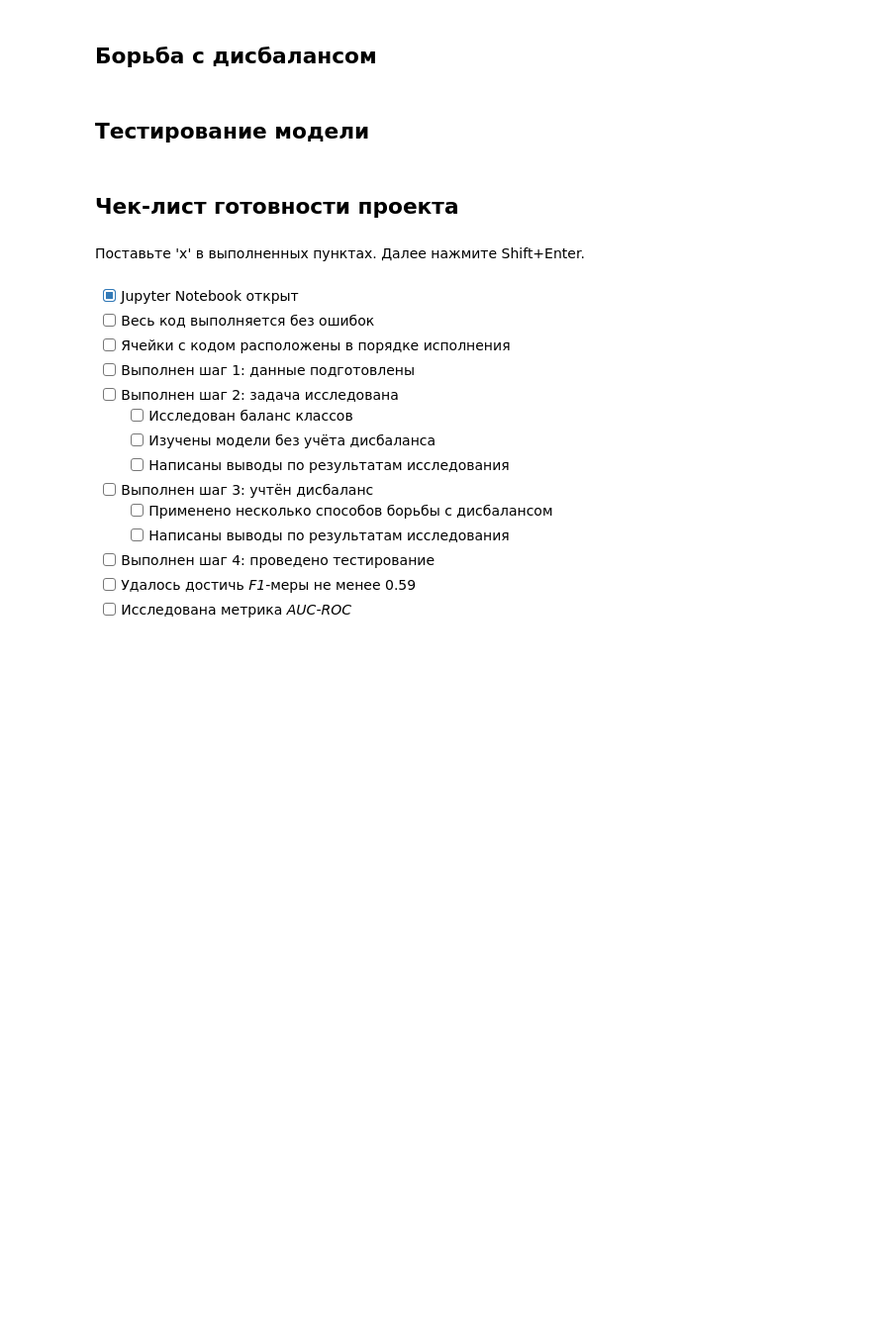
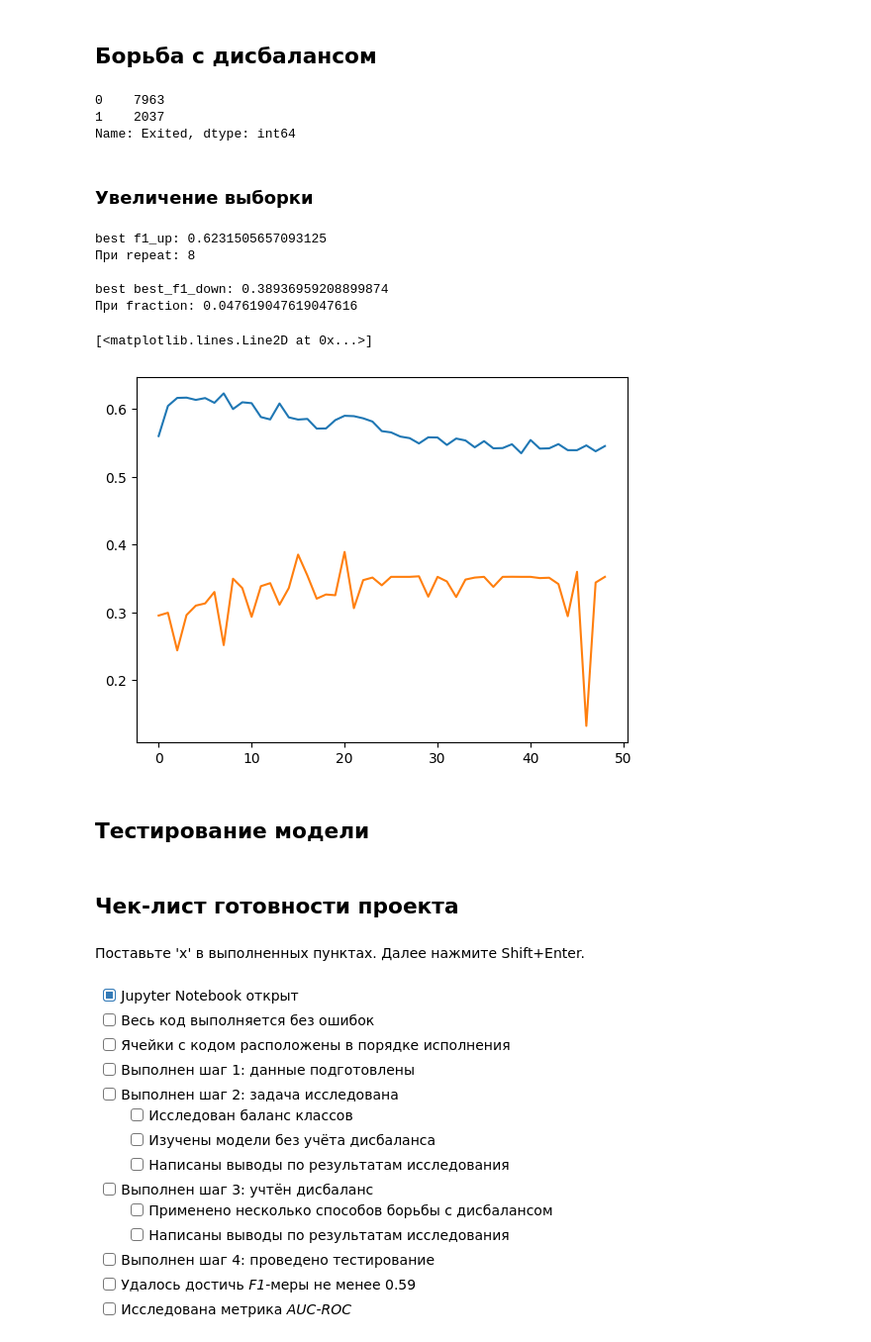
Before and after one commit to Shurick-G/practicum, a Jupyter notebook: churn/Churn_predict.ipynb, the cells around one changed output. Shown at 99% size. Cells and saved outputs as stored; diff of their text form; code cells hidden in the pictures; blank space fills up the shorter version.

```diff
--- a/churn/Churn_predict.ipynb
+++ b/churn/Churn_predict.ipynb
@@ -318,2 +359,10 @@ pd.DataFrame(models_chars)
 # %% [markdown]
 ## Борьба с дисбалансом
+# %%
+target.value_counts()
+# %% [output]
+0    7963
+1    2037
+Name: Exited, dtype: int64
+# %% [markdown]
+### Увеличение выборки
@@ -320,3 +395,53 @@ pd.DataFrame(models_chars)
+# %%
+best_f1_up = 0
+best_f1_down = 0
+accuracy_scores_up   = []
+accuracy_scores_down = []
+
+
+for repeat in range(1, 50):
+    # UP
+    features_upsampled, target_upsampled = upsample(train_features, train_target, repeat)
+    best_model.fit(features_upsampled, target_upsampled)
+    valid_prediction_up = best_model.predict(valid_features)
+    f1_up =  f1_score(valid_target, valid_prediction_up)
+    accuracy_scores_up.append(f1_up)
+
+    # DOWN
+    fraction = 1 / repeat
+    features_downsampled, target_downsampled = downsample(features, target, fraction)
+    best_model.fit(features_downsampled, target_downsampled)
+    valid_prediction_down = best_model.predict(valid_features)
+    f1_down = f1_score(valid_target, valid_prediction_down)
+    accuracy_scores_down.append(f1_down)
+
+    if f1_up > best_f1_up:
+        best_f1_up = f1_up
+        best_repeat = repeat
+
+    if f1_down > best_f1_down:
+        best_f1_down = f1_down
+        best_fraction = fraction
+
+
+print('best f1_up:', best_f1_up)
+print('При repeat:', best_repeat)
+print()
+print('best best_f1_down:', best_f1_down)
+print('При fraction:', best_fraction)
+# %% [output]
+best f1_up: 0.6231505657093125
+При repeat: 8
+
+best best_f1_down: 0.38936959208899874
+При fraction: 0.047619047619047616
+# %%
+plt.figure()
+plt.plot(accuracy_scores_up,  label='UP')
+plt.plot(accuracy_scores_down, label='Down')
+# %% [output]
+[<matplotlib.lines.Line2D at 0x...>]
+[figure, added]
 # %% [markdown]
 ## Тестирование модели
 # %% [markdown]
```
Also changed, not shown: parts of 18 cells of this notebook.
